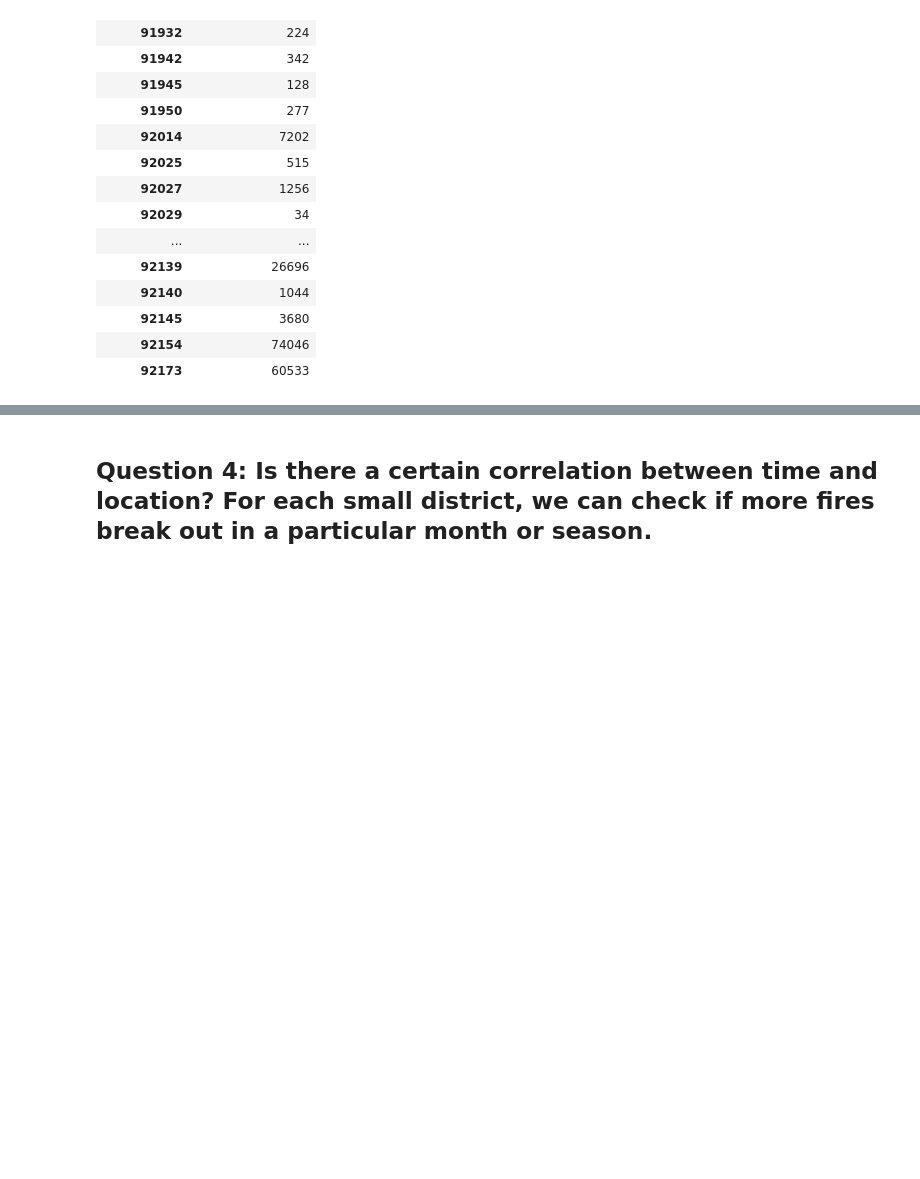
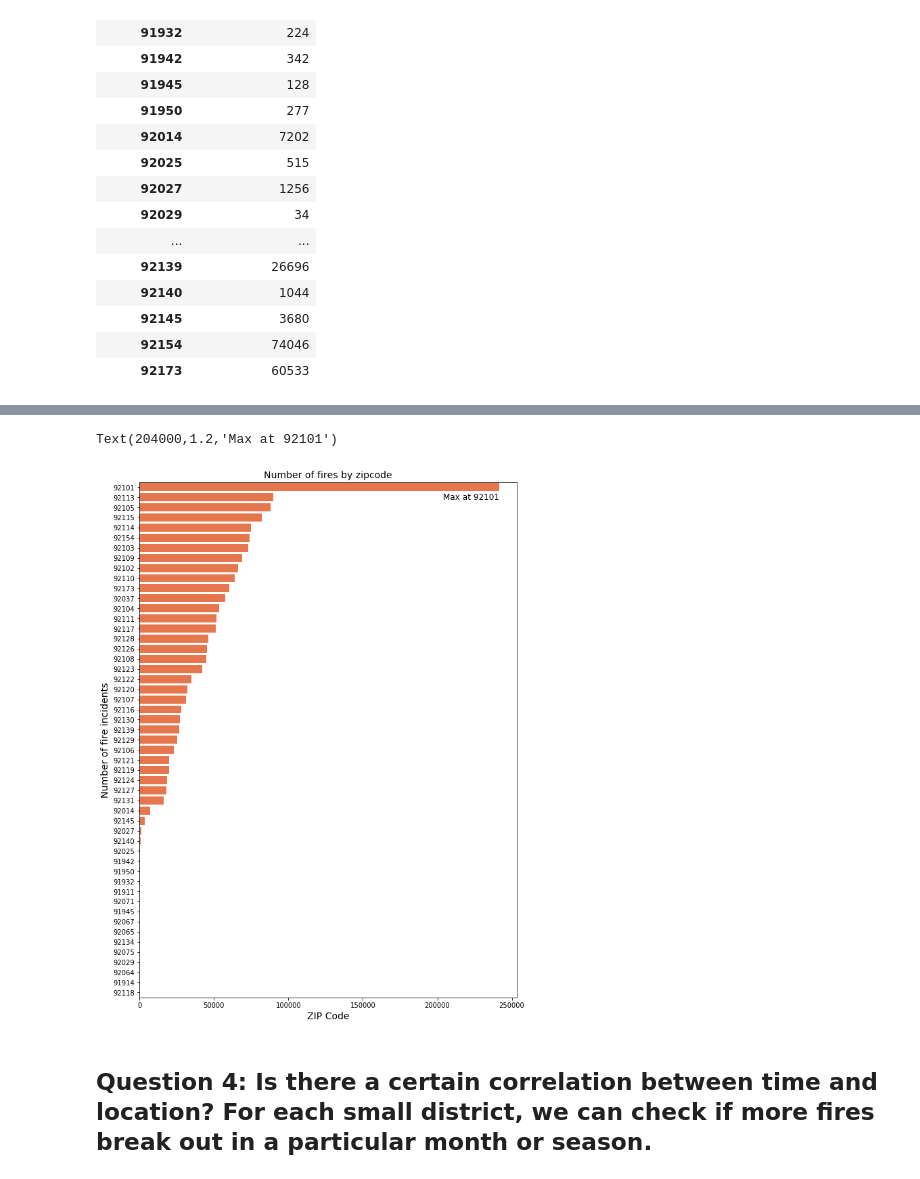
Before and after one commit to hundredball/ECE143_Project_Group24, a Jupyter notebook: FireIncidents.ipynb, the cells around one changed output, grey strips where cells are left out. Saved outputs shown, nothing was run; the diff lists cells and outputs as text; code cells hidden in the pictures; blank space fills up the shorter version.

```diff
--- a/FireIncidents.ipynb
+++ b/FireIncidents.ipynb
@@ -173,3 +175,14 @@ Text(11,240000,'max at 92101')
+# %%
+zip_count  = fireDataFrame['address_zip'].value_counts()
+plt.figure(figsize=(10,14))
+ax = sns.barplot(y = zip_count.index, x= zip_count.values, alpha=0.8, color = 'orangered',orient = 'h', order=zip_count.index)
+plt.title('Number of fires by zipcode', fontsize=14)
+plt.ylabel('Number of fire incidents', fontsize=14)
+plt.xlabel('ZIP Code', fontsize=14)
+ax.text(204000,1.2,'Max at 92101',fontsize=12)
+# %% [output]
+Text(204000,1.2,'Max at 92101')
+[figure, added]
 # %% [markdown]
 ## Question 4:	Is there a certain correlation between time and location? For each small district, we can check if more fires break out in a particular month or season.
 # %%
```
Also changed, not shown: parts of 4 cells of this notebook.
